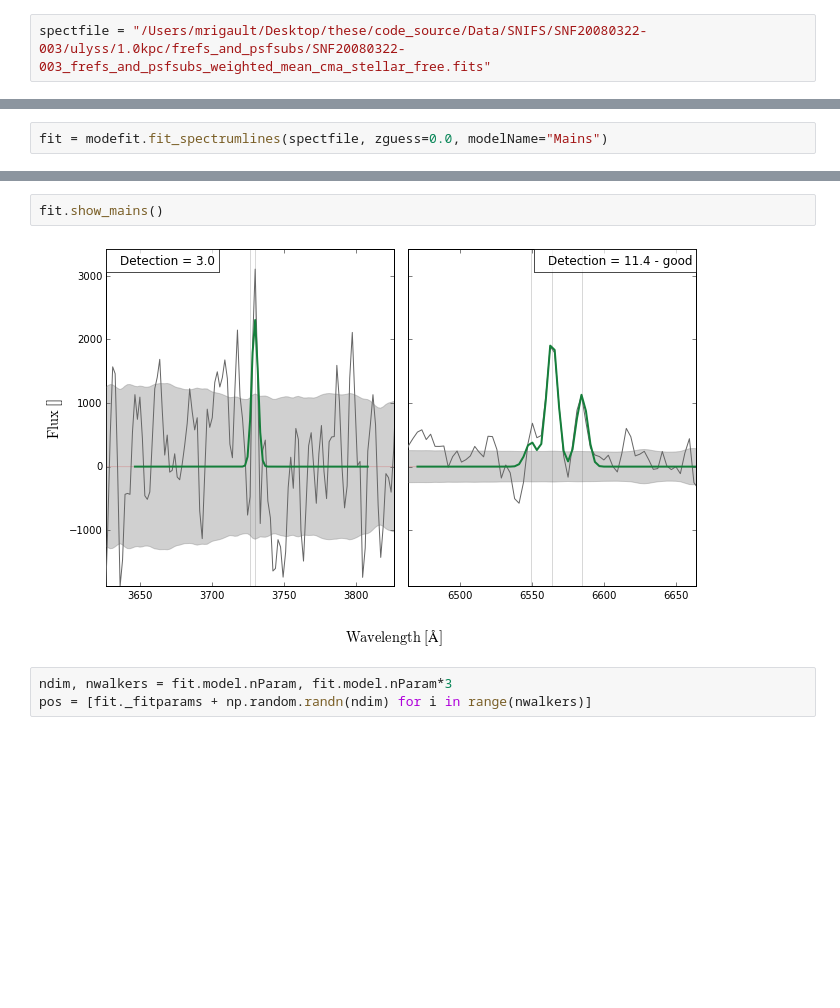
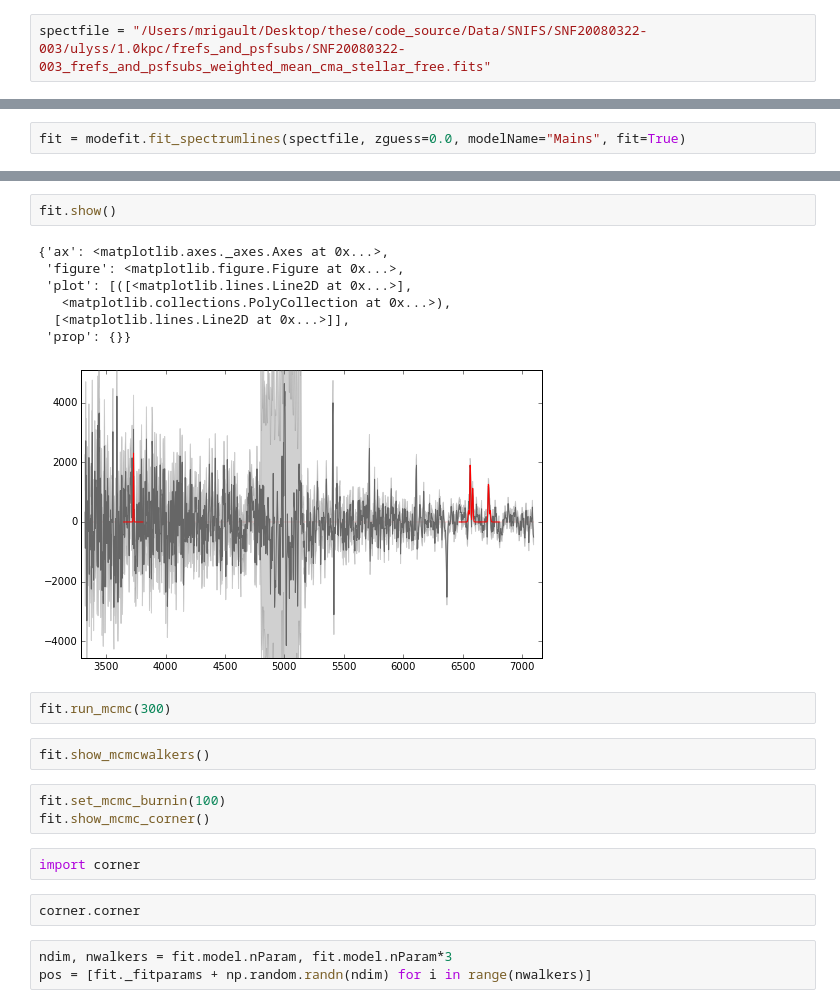
Before and after one commit to MickaelRigault/modefit, a Jupyter notebook: notebooks/MCMC_on_spectral_lines.ipynb, the cells around one changed output, grey strips where cells are left out. Drawn from its saved outputs; the diff is of its cells as text; blank space fills up the shorter version.

```diff
--- a/notebooks/MCMC_on_spectral_lines.ipynb
+++ b/notebooks/MCMC_on_spectral_lines.ipynb
@@ -15,3 +51,3 @@ spectfile = "/Users/mrigault/Desktop/these/code_source/Data/SNIFS/SNF20080322-00
 # %%
-fit = modefit.fit_spectrumlines(spectfile, zguess=0.0, modelName="Mains")
+fit = modefit.fit_spectrumlines(spectfile, zguess=0.0, modelName="Mains", fit=True)
 # %% [output]
@@ -54,8 +98,25 @@ STARTS MINUIT FIT
 [interactive output not drawn]
 # %%
-fit.show_mains()
+fit.show()
 # %% [output]
+{'ax': <matplotlib.axes._axes.Axes at 0x...>,
+ 'figure': <matplotlib.figure.Figure at 0x...>,
+ 'plot': [([<matplotlib.lines.Line2D at 0x...>],
+   <matplotlib.collections.PolyCollection at 0x...>),
+  [<matplotlib.lines.Line2D at 0x...>]],
+ 'prop': {}}
-[figure, old version]
+[figure, new version]
+# %%
+fit.run_mcmc(300)
+# %%
+fit.show_mcmcwalkers()
+# %%
+fit.set_mcmc_burnin(100)
+fit.show_mcmc_corner()
+# %%
+import corner
+# %%
+corner.corner
 # %%
 ndim, nwalkers = fit.model.nParam, fit.model.nParam*3
 pos = [fit._fitparams + np.random.randn(ndim) for i in range(nwalkers)]
```
Also changed, not shown: parts of 16 cells of this notebook, 9 other files.
